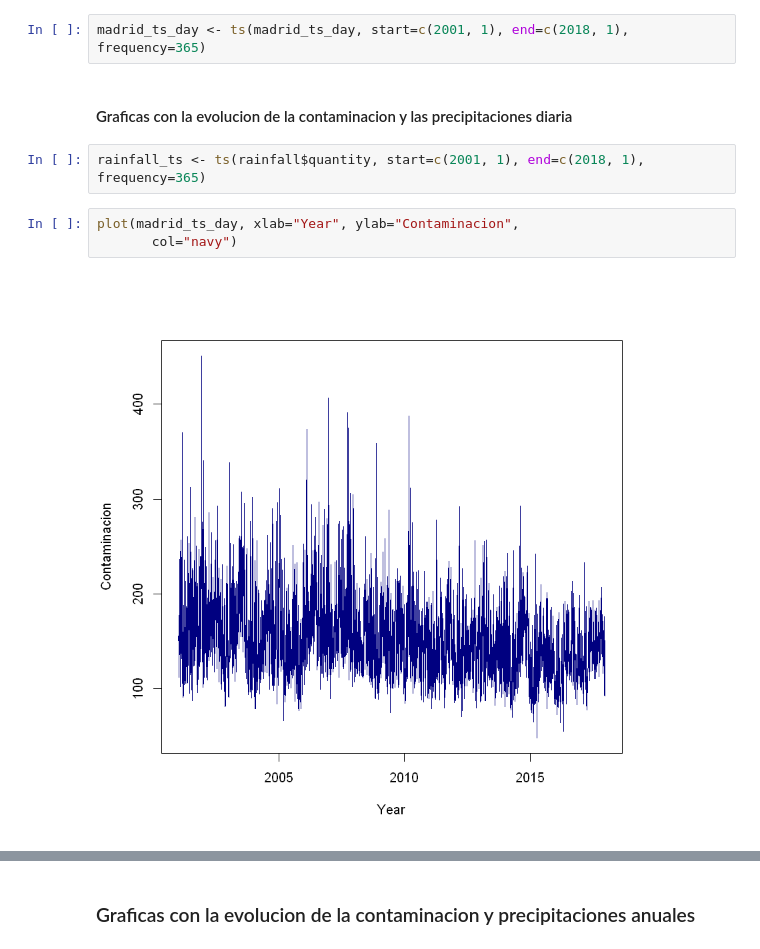
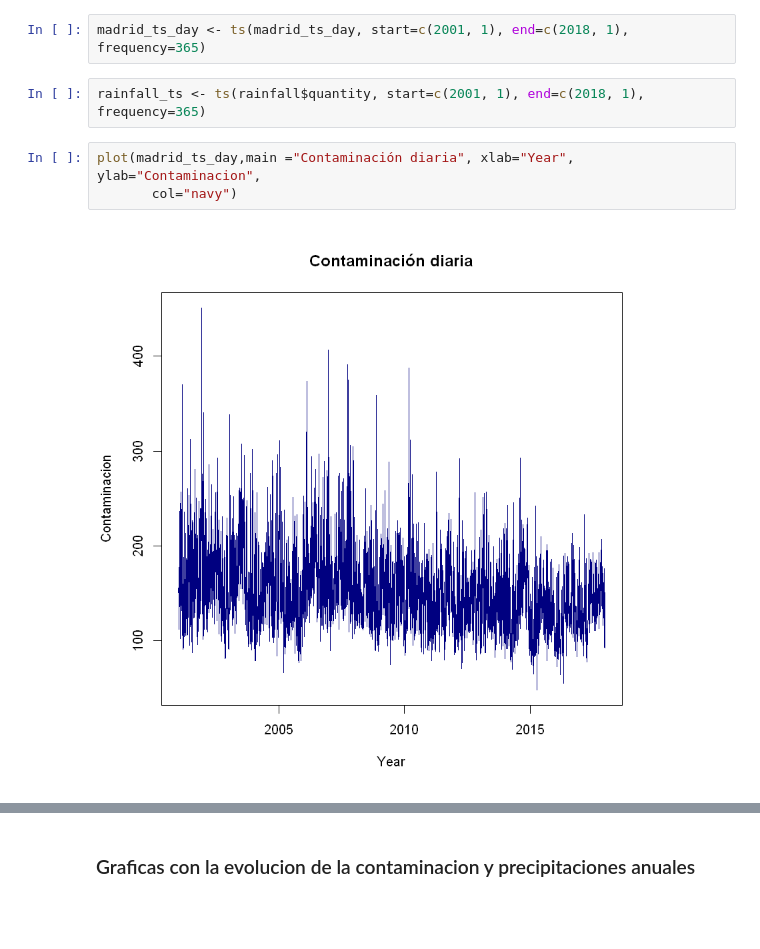
Before and after one commit to manumonforte/DataMining-BigDataParadigm, a Jupyter notebook: Estudio.ipynb, the cells around one changed output, grey strips where cells are left out. Saved outputs shown, nothing was run; the diff lists cells and outputs as text; blank space fills up the shorter version.

```diff
--- a/Estudio.ipynb
+++ b/Estudio.ipynb
@@ -531,12 +531,10 @@ madrid_ts_day <- rowSums(madrid[,3:7]) # agrego los gases contaminantes que corr
 madrid_ts_day <- madrid_ts_day[madrid_ts_day != 0] # elimino los ceros del timeseries porque corresponden a Nas
 # %%
 madrid_ts_day <- ts(madrid_ts_day, start=c(2001, 1), end=c(2018, 1), frequency=365)
-# %% [markdown]
-#### Graficas con la evolucion de la contaminacion y las precipitaciones diaria
 # %%
 rainfall_ts <- ts(rainfall$quantity, start=c(2001, 1), end=c(2018, 1), frequency=365)
 # %%
-plot(madrid_ts_day, xlab="Year", ylab="Contaminacion",
+plot(madrid_ts_day,main ="Contaminación diaria", xlab="Year", ylab="Contaminacion",
        col="navy")
 # %% [output]
-[figure, old version]
+[figure, new version]
```
Also changed, not shown: parts of 18 cells of this notebook.
